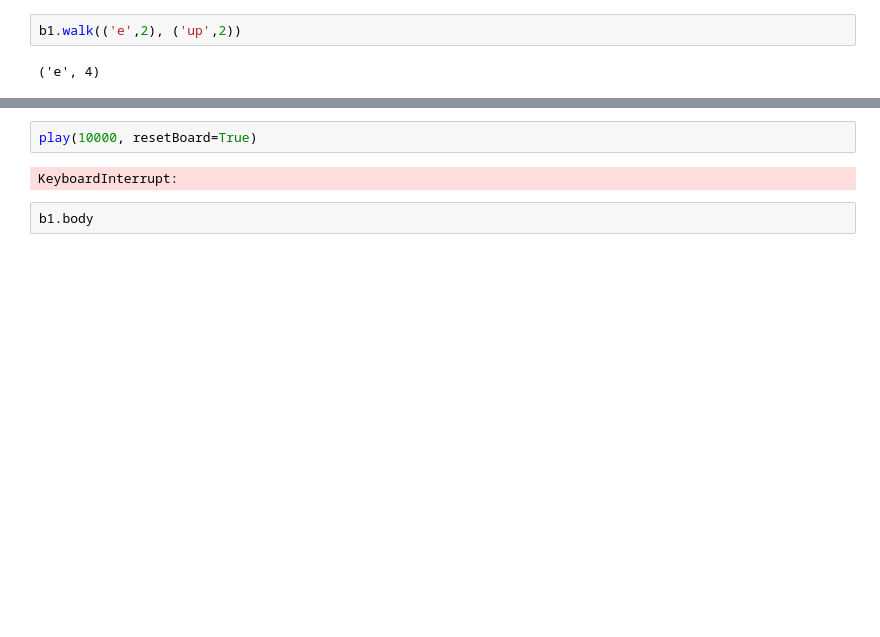
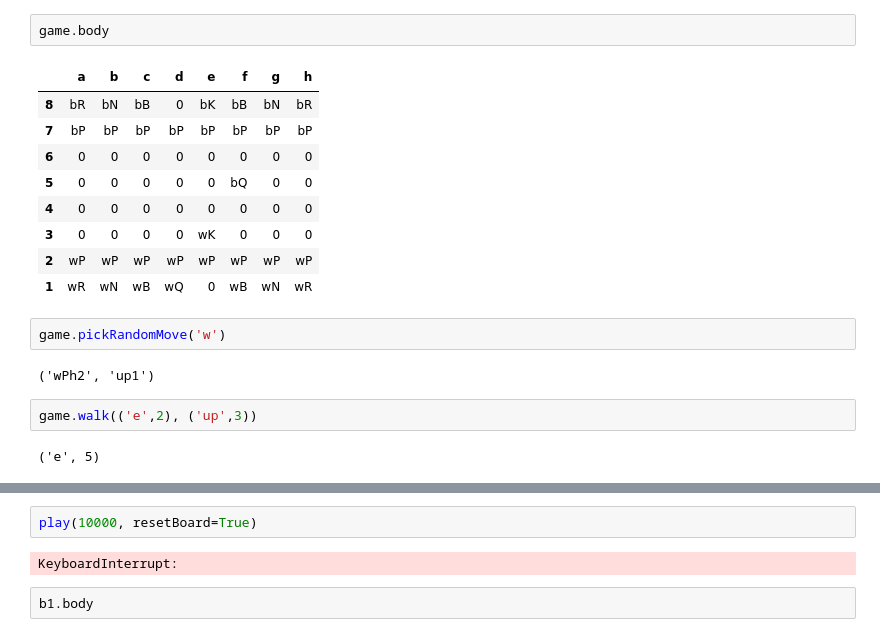
Before and after one commit to PGComai/pandas-chess, a Jupyter notebook: chess bot 2.ipynb, the cells around one changed output, grey strips where cells are left out. Drawn from its saved outputs; the diff is of its cells as text; blank space fills up the shorter version.

```diff
--- a/chess bot 2.ipynb
+++ b/chess bot 2.ipynb
@@ -500,5 +632,21 @@ b2.body
+# %%
+game.body
+# %% [output]
+|  | a | b | c | d | e | f | g | h |
+| 8 | bR | bN | bB | 0 | bK | bB | bN | bR |
+| 7 | bP | bP | bP | bP | bP | bP | bP | bP |
+| 6 | 0 | 0 | 0 | 0 | 0 | 0 | 0 | 0 |
+| 5 | 0 | 0 | 0 | 0 | 0 | bQ | 0 | 0 |
+| 4 | 0 | 0 | 0 | 0 | 0 | 0 | 0 | 0 |
+| 3 | 0 | 0 | 0 | 0 | wK | 0 | 0 | 0 |
+| 2 | wP | wP | wP | wP | wP | wP | wP | wP |
+| 1 | wR | wN | wB | wQ | 0 | wB | wN | wR |
+# %%
+game.pickRandomMove('w')
+# %% [output]
+('wPh2', 'up1')
 # %%
-b1.walk(('e',2), ('up',2))
+game.walk(('e',2), ('up',3))
 # %% [output]
-('e', 4)
+('e', 5)
 # %%
```
Also changed, not shown: parts of 19 cells of this notebook, 1 other file.
